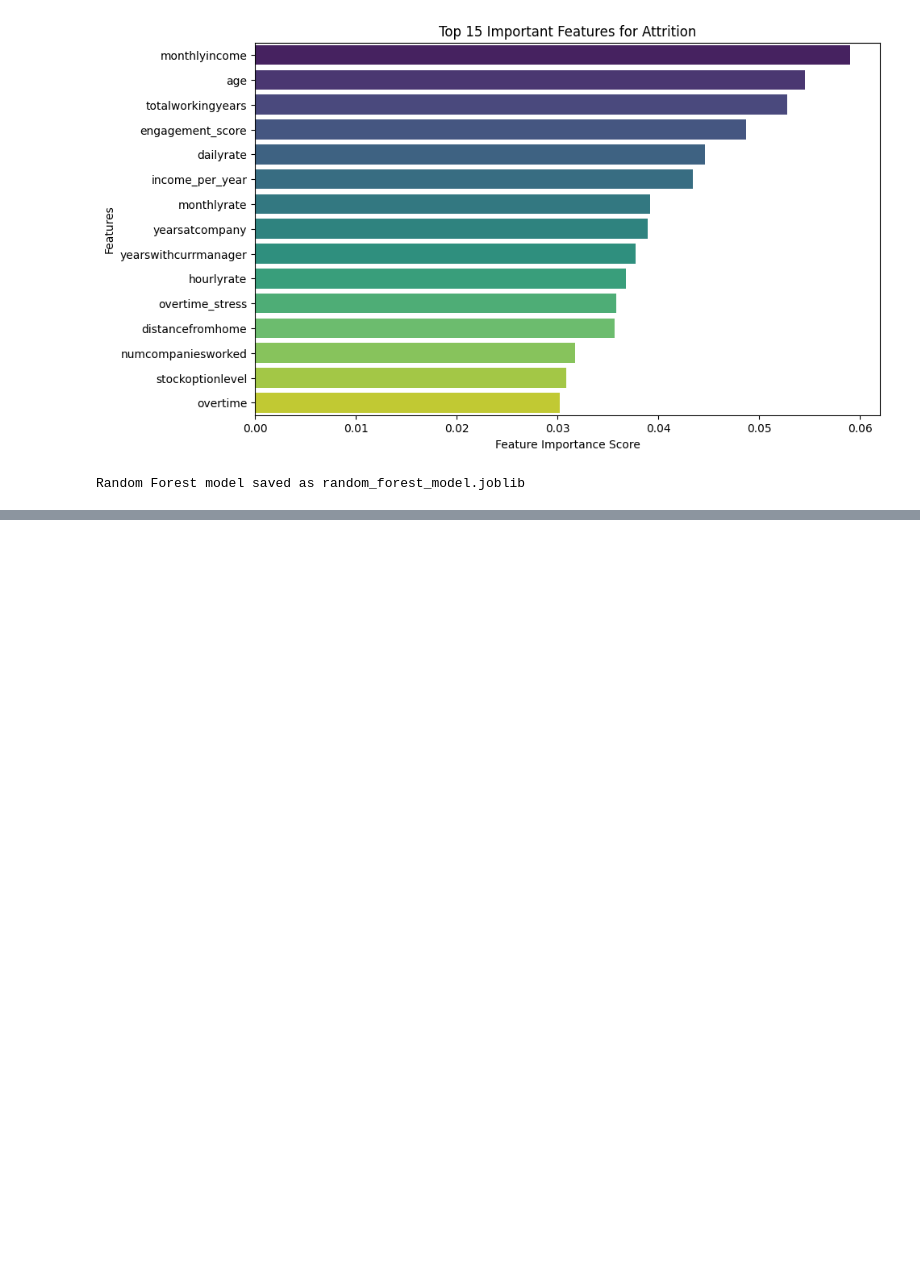
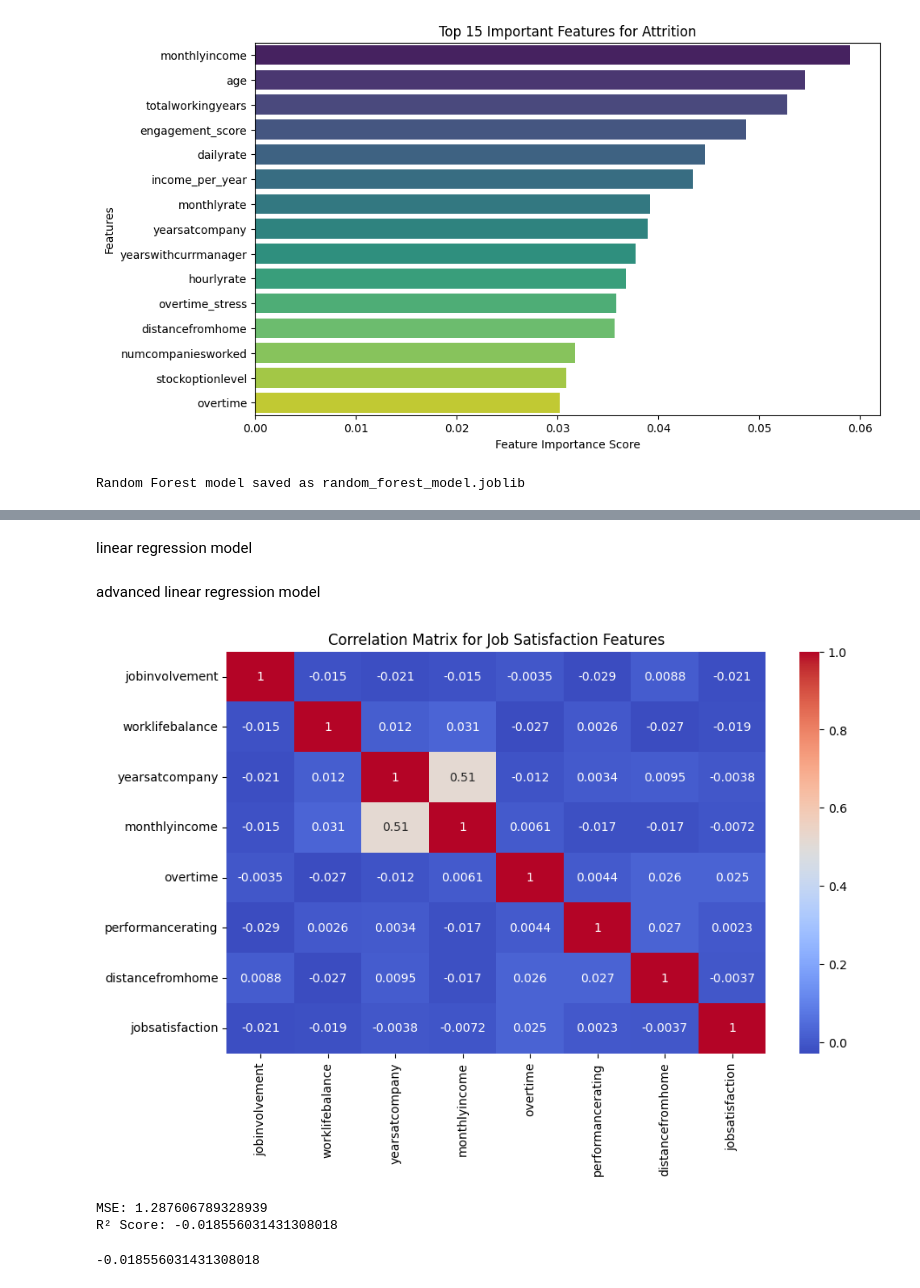
Before and after one commit to Selvasaranya2025/employee_attrition, a Jupyter notebook: miniproject3.ipynb, the cells around one changed output, grey strips where cells are left out. Drawn from its saved outputs; the diff is of its cells as text; code cells hidden in the pictures; blank space fills up the shorter version.

```diff
--- a/miniproject3.ipynb
+++ b/miniproject3.ipynb
@@ -607,0 +640,28 @@ with open('feature_columns2.pkl', 'wb') as f:
+# %% [markdown]
+linear regression model
+# %% [markdown]
+advanced linear regression model
+# %%
+import pandas as pd
+import matplotlib.pyplot as plt
+import seaborn as sns
+import numpy as np
+
+df = pd.read_csv('cleaned_employee_attrition.csv')
+# %%
+features = [
+    'jobinvolvement', 'worklifebalance', 'yearsatcompany',
+    'monthlyincome', 'overtime', 'performancerating',
+    'distancefromhome'
+]
+target = 'jobsatisfaction'
+
+X = df[features]
+y = df[target]
+# %%
+plt.figure(figsize=(10,6))
+sns.heatmap(df[features + [target]].corr(), annot=True, cmap='coolwarm')
+plt.title("Correlation Matrix for Job Satisfaction Features")
+plt.show()
+# %% [output]
+[figure, added]
@@ -607,0 +674,23 @@ with open('feature_columns2.pkl', 'wb') as f:
+# %%
+from sklearn.linear_model import LinearRegression
+from sklearn.metrics import mean_squared_error, r2_score
+
+lr = LinearRegression()
+lr.fit(X_train, y_train)
+
+y_pred = lr.predict(X_test)
+
+mse = mean_squared_error(y_test, y_pred)
+r2 = r2_score(y_test, y_pred)
+
+print("MSE:", mse)
+print("R² Score:", r2)
+# %% [output]
+MSE: 1.287606789328939
+R² Score: -0.018556031431308018
+# %%
+#evaluate the model test data
+
+lr.score(X_test,y_test)
+# %% [output]
+-0.018556031431308018
```
Also changed, not shown: parts of 11 cells of this notebook.
